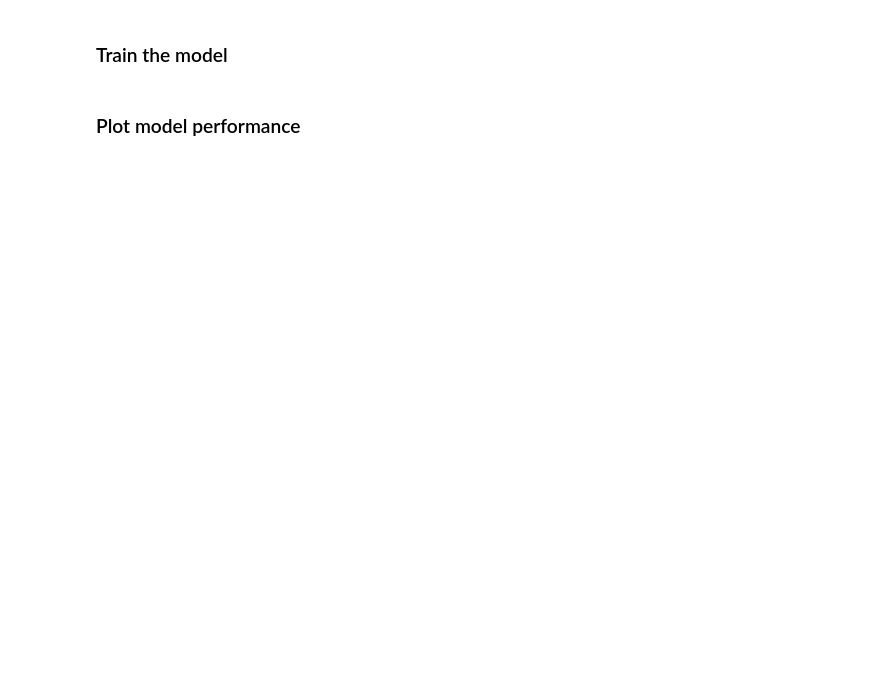
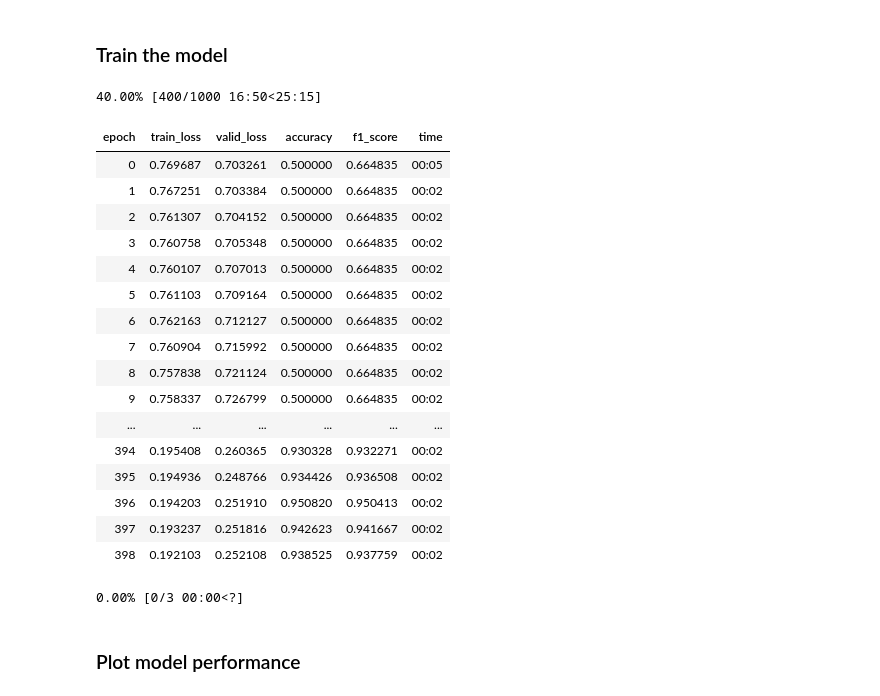
Before and after one commit to lucaase/ISD_Epilepsy_challenge, a Jupyter notebook: tortlab_tsai.ipynb, the cells around one changed output. Saved outputs shown, nothing was run; the diff lists cells and outputs as text; code cells hidden in the pictures; blank space fills up the shorter version.

```diff
--- a/tortlab_tsai.ipynb
+++ b/tortlab_tsai.ipynb
@@ -240,10 +237,30 @@ SuggestedLRs(valley=0.007585775572806597)
 # %% [markdown]
 ### Train the model
 # %%
-epochs = 10000
+epochs = 1000
 
-learn.fit_one_cycle(epochs+1, lr_max=1e-6)
+learn.fit_one_cycle(epochs, lr_max=1e-5)
 #learn.save('stage1')
+# %% [output]
+40.00% [400/1000 16:50<25:15]
+| epoch | train_loss | valid_loss | accuracy | f1_score | time |
+| 0 | 0.769687 | 0.703261 | 0.500000 | 0.664835 | 00:05 |
+| 1 | 0.767251 | 0.703384 | 0.500000 | 0.664835 | 00:02 |
+| 2 | 0.761307 | 0.704152 | 0.500000 | 0.664835 | 00:02 |
+| 3 | 0.760758 | 0.705348 | 0.500000 | 0.664835 | 00:02 |
+| 4 | 0.760107 | 0.707013 | 0.500000 | 0.664835 | 00:02 |
+| 5 | 0.761103 | 0.709164 | 0.500000 | 0.664835 | 00:02 |
+| 6 | 0.762163 | 0.712127 | 0.500000 | 0.664835 | 00:02 |
+| 7 | 0.760904 | 0.715992 | 0.500000 | 0.664835 | 00:02 |
+| 8 | 0.757838 | 0.721124 | 0.500000 | 0.664835 | 00:02 |
+| 9 | 0.758337 | 0.726799 | 0.500000 | 0.664835 | 00:02 |
+| ... | ... | ... | ... | ... | ... |
+| 394 | 0.195408 | 0.260365 | 0.930328 | 0.932271 | 00:02 |
+| 395 | 0.194936 | 0.248766 | 0.934426 | 0.936508 | 00:02 |
+| 396 | 0.194203 | 0.251910 | 0.950820 | 0.950413 | 00:02 |
+| 397 | 0.193237 | 0.251816 | 0.942623 | 0.941667 | 00:02 |
+| 398 | 0.192103 | 0.252108 | 0.938525 | 0.937759 | 00:02 |
+0.00% [0/3 00:00<?]
 # %% [markdown]
 ### Plot model performance
 # %%
```
Also changed, not shown: parts of 14 cells of this notebook, 6 other files.
